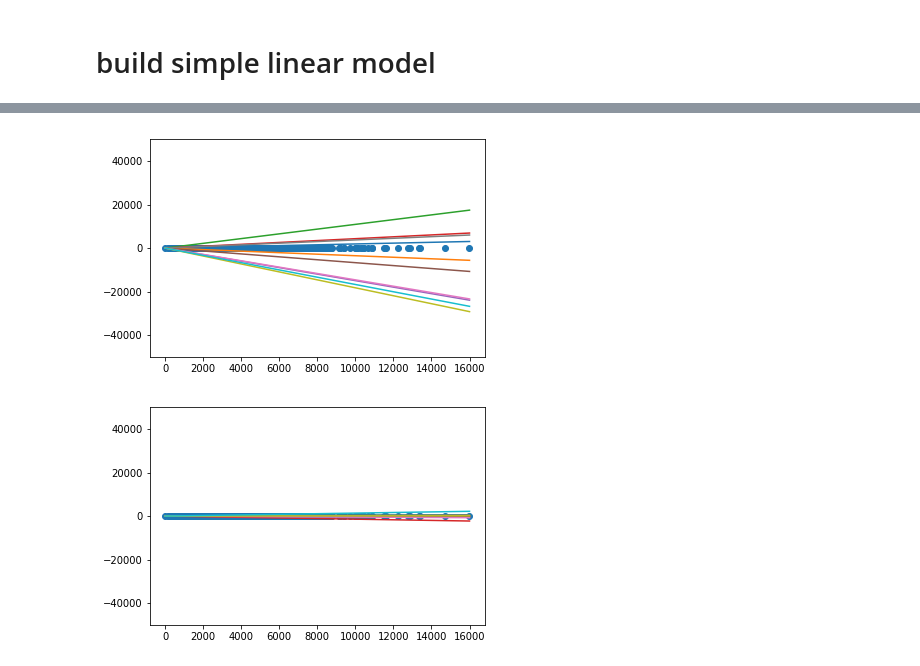
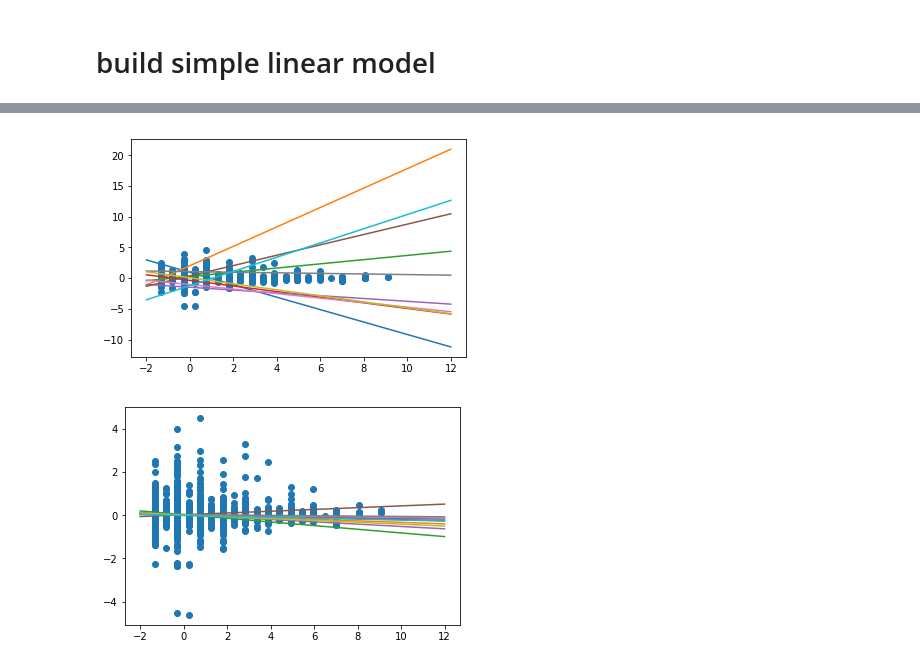
Before and after one commit to cavaunpeu/random-effects-neural-networks, a Jupyter notebook: zillow.ipynb, the cells around one changed output, grey strips where cells are left out. Drawn from its saved outputs; the diff is of its cells as text; code cells hidden in the pictures.

Commit message:
scale data, fit model to data along two dimensions, visualize in two dimensions

```diff
--- a/zillow.ipynb
+++ b/zillow.ipynb
@@ -131 +140,3 @@ N = len(X_train)
+# %%
+N, D = X_train.shape
 # %%
@@ -161,19 +186,21 @@ Mean absolute error on test data:
-# %%
-# def visualise(X_data, y_data, α, β_area_live_finished, n_samples=10):
-#     β_area_live_finished_samples = β_area_live_finished.sample(n_samples).eval()
-#     α_samples = α.sample(n_samples).eval()
-#     plt.scatter(X_data['area_live_finished'], y_data)
-#     inputs = np.linspace(0, 18000, num=100000)
-#     for ns in range(n_samples):
-#         output = α_samples[ns] + inputs * β_area_live_finished_samples[ns]
-#         plt.plot(inputs, output)
-
-def visualise(X_data, y_data, w, b, n_samples=10):
-  w_samples = w.sample(n_samples)[:, 0].eval()
-  b_samples = b.sample(n_samples).eval()
-  plt.scatter(X_data, y_data)
-  plt.ylim([-50000, 50000])
-  inputs = np.linspace(0, 16000, num=16000)
-  for ns in range(n_samples):
-    output = inputs * w_samples[ns] + b_samples[ns]
-    plt.plot(inputs, output)
+# %%
+def visualise(X_data, y_data, w, b, n_samples=10, axis=0):
+    w_samples = w.sample(n_samples)[:, axis].eval()
+    b_samples = b.sample(n_samples).eval()
+    plt.scatter(X_data[:, axis], y_data)
+    inputs = np.linspace(-2, 12, num=100)
+    for ns in range(n_samples):
+        output = inputs * w_samples[ns] + b_samples[ns]
+        plt.plot(inputs, output)
+
+
+def visualise_3d(X_data, y_data, w, b, n_samples=10):
+    w_samples = w.sample(n_samples).eval()
+    b_samples = b.sample(n_samples).eval()
+    fig = plt.figure(figsize=(12, 8))
+    ax = plt.axes(projection='3d')
+    ax.scatter(X_data[:, 0], X_data[:, 1], y_data)
+    inputs = np.linspace(-10, 10, num=500)
+    for ns in range(n_samples):
+        output = inputs * w_samples[ns][0] + inputs * w_samples[ns][1] + b_samples[ns][0]
+        ax.plot(inputs, inputs, output)
@@ -180,10 +217,10 @@ def visualise(X_data, y_data, w, b, n_samples=10):
 # %%
 # Visualize samples from the prior.
-visualise(X_train['area_live_finished'], y_train, β_area_live_finished, α, n_samples=10)
+visualise(X_train, y_train, β_fixed_effects, α, n_samples=10, axis=1)
 # %% [output]
-[figure, old version]
+[figure, new version]
 # %%
 # Visualize samples from the posterior.
-visualise(X_train['area_live_finished'], y_train, qβ_area_live_finished, qα, n_samples=10)
+visualise(X_train, y_train, qβ_fixed_effects, qα, n_samples=10, axis=1)
 # %% [output]
-[figure, old version]
+[figure, new version]
```
Also changed, not shown: parts of 12 cells of this notebook.
